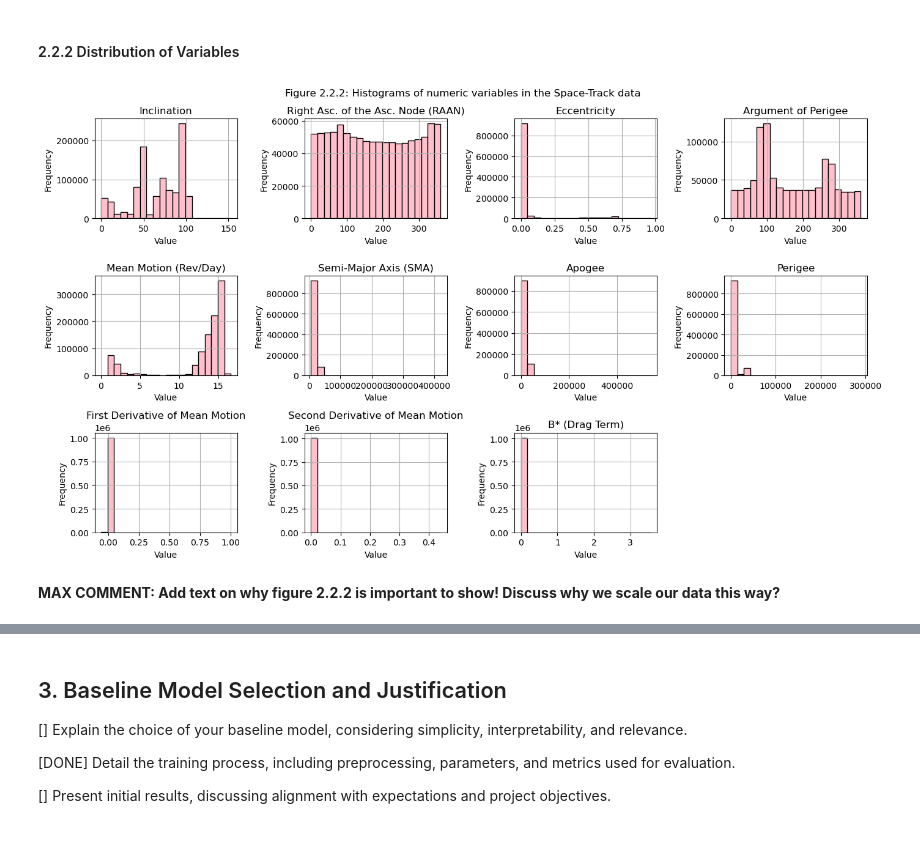
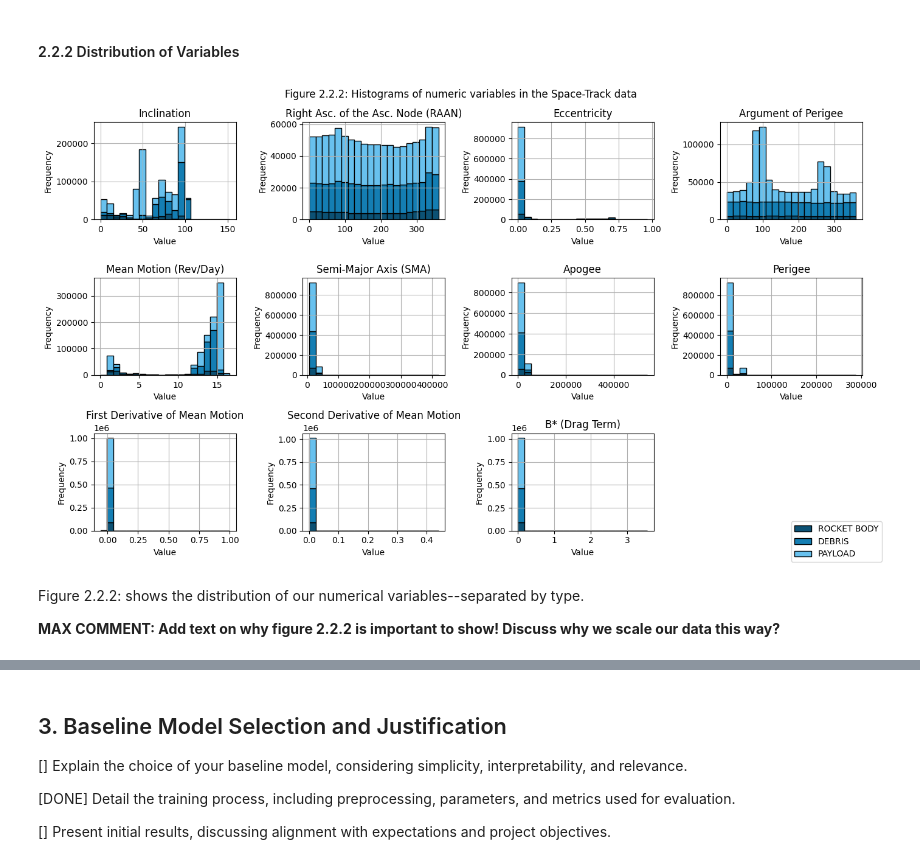
Before and after one commit to tedinspace/space-object-identification, a Jupyter notebook: src/Milestone4.ipynb, the cells around one changed output, grey strips where cells are left out. Saved outputs shown, nothing was run; the diff lists cells and outputs as text; code cells hidden in the pictures.

Commit message:
changed 2.2.2 to stacked histogram

```diff
--- a/src/Milestone4.ipynb
+++ b/src/Milestone4.ipynb
@@ -280,9 +280,11 @@ viz.plot_corr_matrix(df_final, X_numerical_revised, viz.pretty_column_names(), "
 <p>These patterns are consistent with our understanding of orbital dynamics, and they hold between object types.</p>
 # %% [markdown]
 #### 2.2.2 Distribution of Variables
-# %%
-viz.plot_histograms(df_final, X_numerical_revised, viz.pretty_column_names(), "Figure 2.2.2: Histograms of numeric variables in the Space-Track data")
-# %% [output]
-[figure, removed]
+# %%
+viz.plot_stacked_histograms([df_rb, df_debris, df_payload], X_numerical_revised, viz.pretty_column_names(),"Figure 2.2.2: Histograms of numeric variables in the Space-Track data")
+# %% [output]
+[figure, added]
 # %% [markdown]
+Figure 2.2.2: shows the distribution of our numerical variables--separated by type.
+
 **MAX COMMENT: Add text on why figure 2.2.2 is important to show! Discuss why we scale our data this way?**
```
Also changed, not shown: parts of 1 cell of this notebook, 1 other file.
